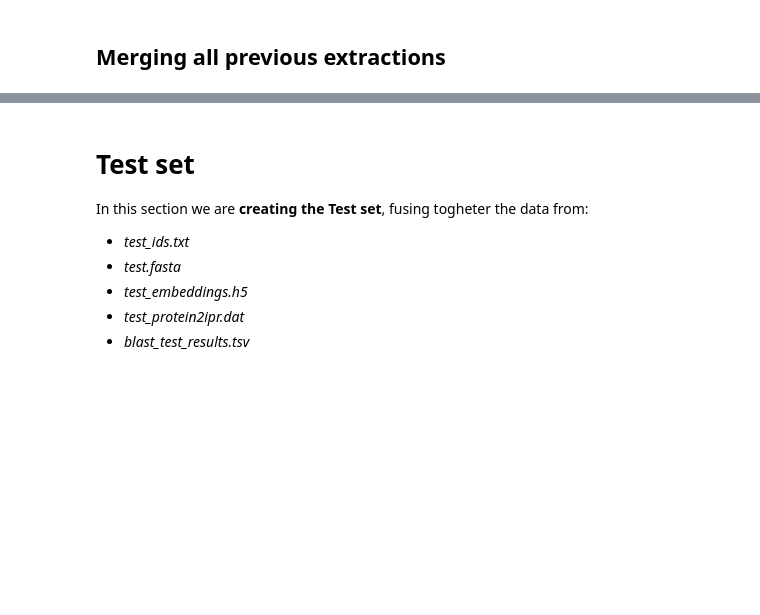
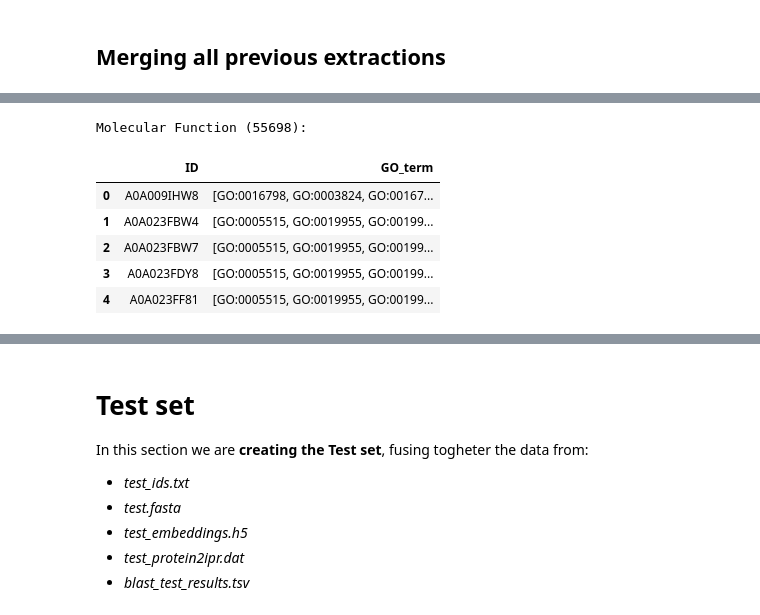
Before and after one commit to mattiazza/protein_function_prediction, a Jupyter notebook: bd_project/datasets_creation.ipynb, the cells around one changed output, grey strips where cells are left out. Drawn from its saved outputs; the diff is of its cells as text; code cells hidden in the pictures; blank space fills up the shorter version.

```diff
--- a/bd_project/datasets_creation.ipynb
+++ b/bd_project/datasets_creation.ipynb
@@ -309,0 +338,11 @@ df_part_of.head()
+# %%
+print(f"Molecular Function ({df_MF.shape[0]}):")
+df_MF.head()
+# %% [output]
+Molecular Function (55698):
+|  | ID | GO_term |
+| 0 | A0A009IHW8 | [GO:0016798, GO:0003824, GO:00167... |
+| 1 | A0A023FBW4 | [GO:0005515, GO:0019955, GO:00199... |
+| 2 | A0A023FBW7 | [GO:0005515, GO:0019955, GO:00199... |
+| 3 | A0A023FDY8 | [GO:0005515, GO:0019955, GO:00199... |
+| 4 | A0A023FF81 | [GO:0005515, GO:0019955, GO:00199... |
```
Also changed, not shown: parts of 4 cells of this notebook.
